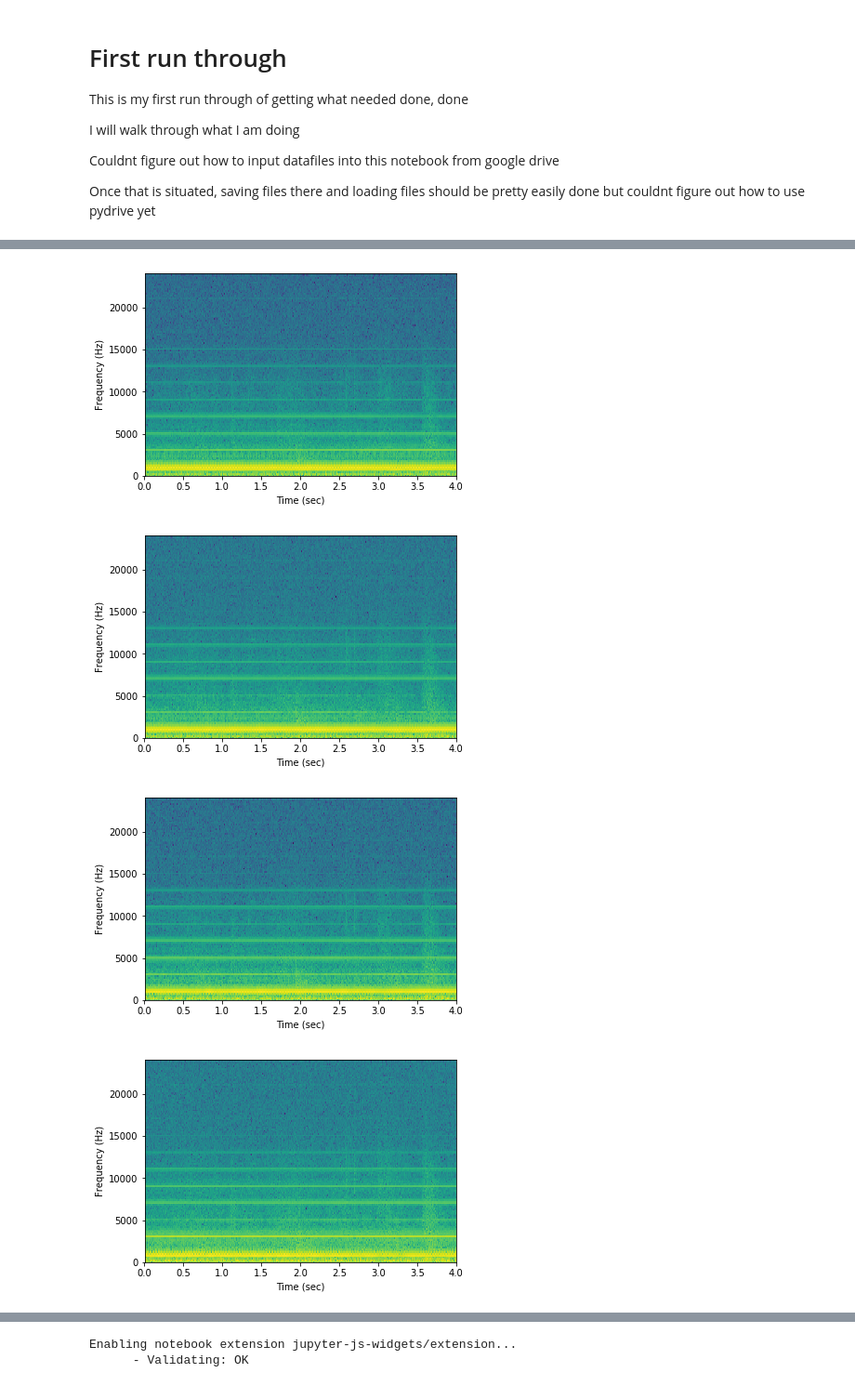
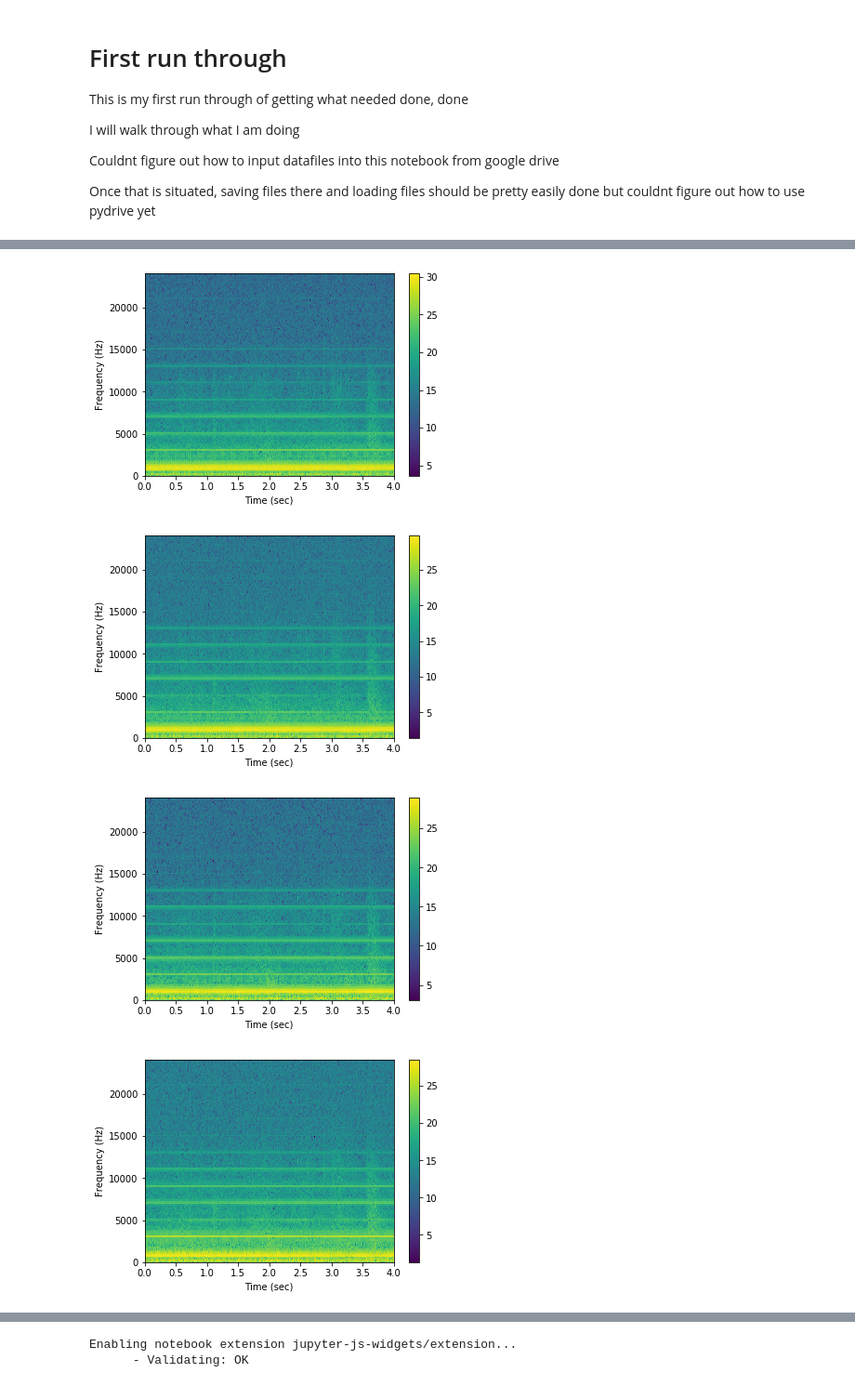
Before and after one commit to nickvazz/BenediktBeamForming, a Jupyter notebook: Test.ipynb, the cells around one changed output, grey strips where cells are left out. Shown at 93% size. Drawn from its saved outputs; the diff is of its cells as text; code cells hidden in the pictures.

```diff
--- a/Test.ipynb
+++ b/Test.ipynb
@@ -93,17 +95,18 @@ display(w2)
 # %%
 # plots each microphones spectrogram
 for mic in range(4):
     f, t, Sxx = signal.spectrogram(data[:,mic],rate)
     Sxx = np.log(Sxx)
     plt.xlabel('Time (sec)')
     plt.ylabel('Frequency (Hz)')
     plt.pcolormesh(t,f,Sxx)
+    plt.colorbar()
     plt.show()
 # %% [output]
-[figure, old version]
+[figure, new version]
-[figure, old version]
+[figure, new version]
-[figure, old version]
+[figure, new version]
-[figure, old version]
+[figure, new version]
 # %%
 # makes the times range slider
 times = widgets.FloatRangeSlider(
```
Also changed, not shown: parts of 3 cells of this notebook.
